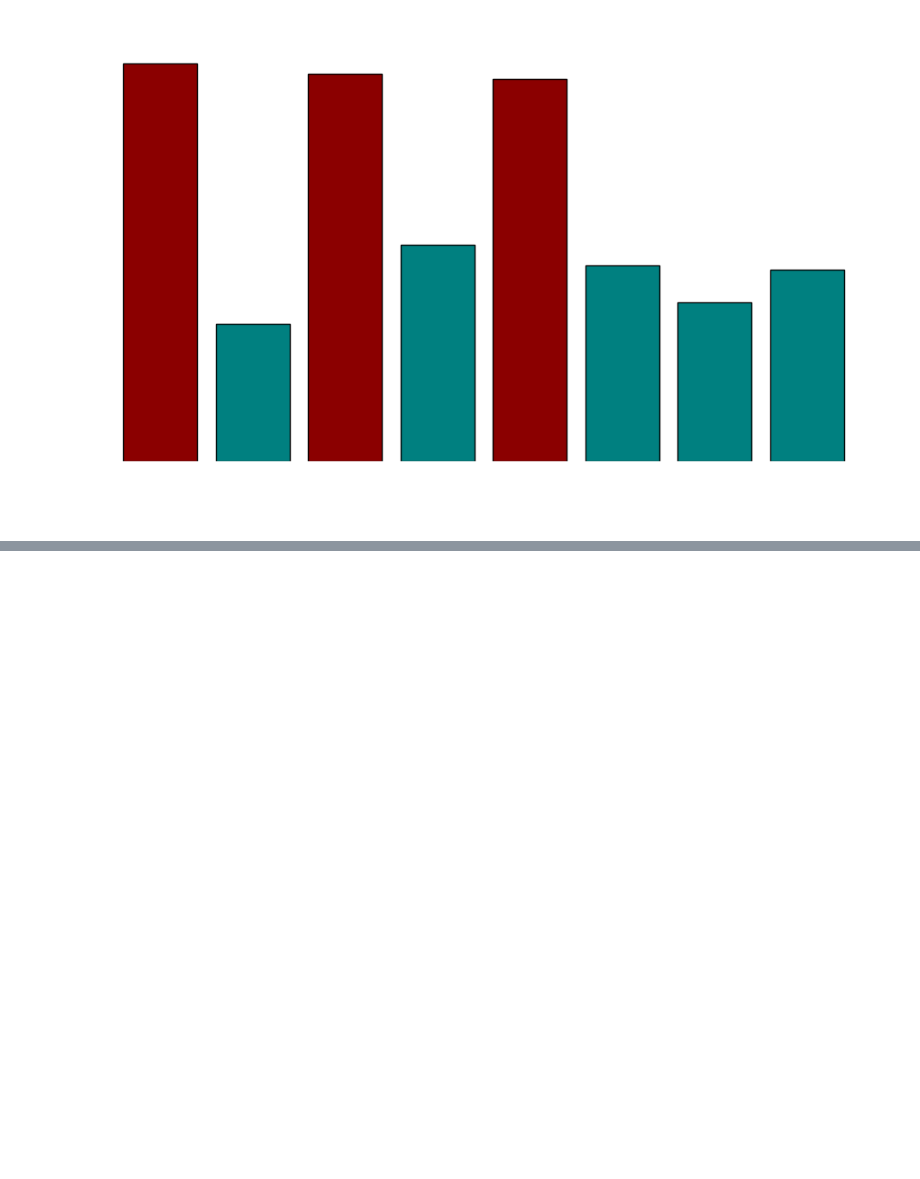
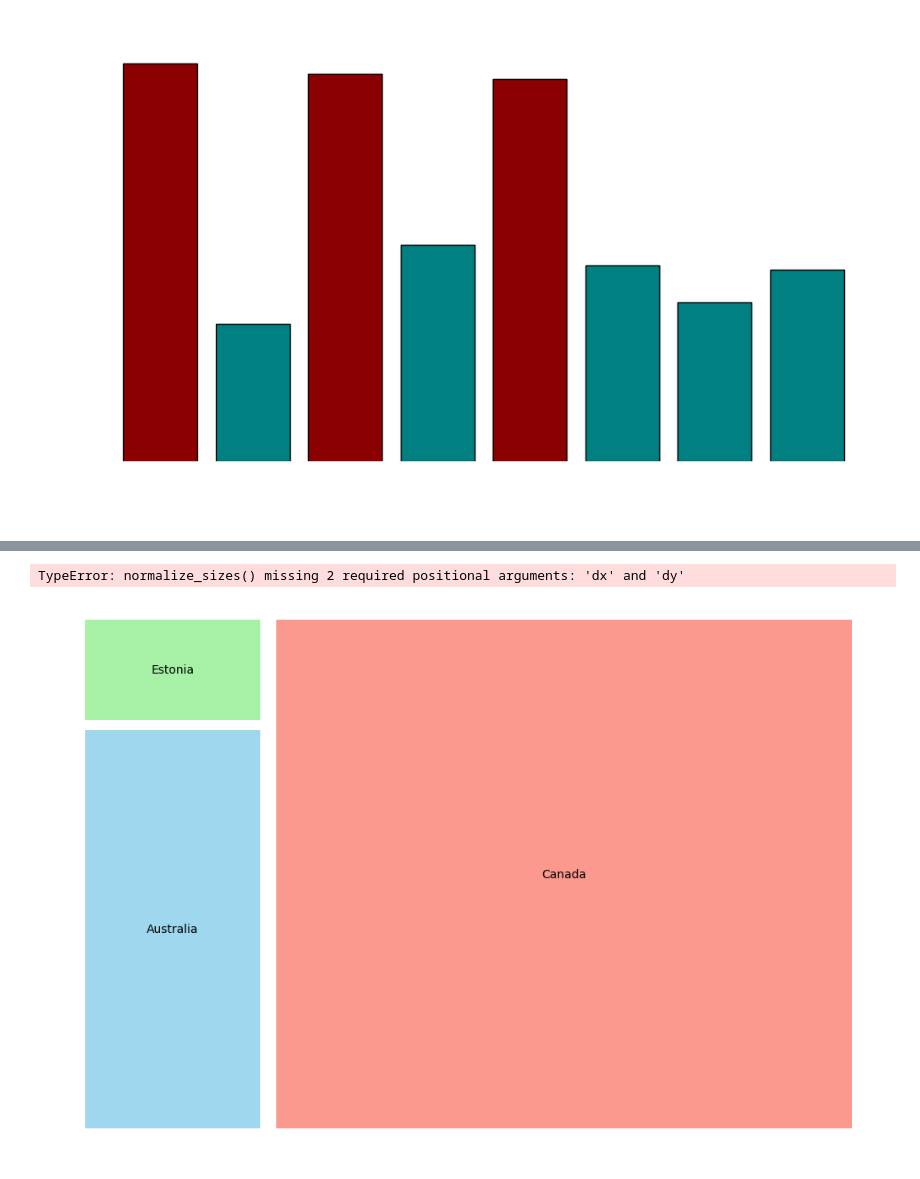
Before and after one commit to ThePennyGoblin/SMU_BootCamp_-Project_1, a Jupyter notebook: WHO Data API/Caite_Scratchpad_Analysis_other.ipynb, the cells around one changed output, grey strips where cells are left out. Cells and saved outputs as stored; diff of their text form; code cells hidden in the pictures; blank space fills up the shorter version.

```diff
--- a/WHO Data API/Scratpad_Analysis.ipynb
+++ b/WHO Data API/Caite_Scratchpad_Analysis_other.ipynb
@@ -1021,0 +1169,29 @@ plt.show()
+# %%
+# Calculating nested values
+df_market['Total Spirits Consumption'] = df_market['Total Alcohol Consumption'] * (df_market['Spirits %'] / 100)
+
+# Plotting
+plt.figure(figsize=(12, 8))
+
+# Define colors
+outer_colors = ['skyblue', 'lightgreen', 'salmon']
+
+# Plotting outer rectangles
+sizes = df_market['Total Spirits Consumption']
+labels = df_market['Country']
+squarify.plot(sizes=sizes, label=labels, color=outer_colors, alpha=0.8, pad=True)
+
+# Adding text labels for Asterisk Market share percentage
+for i, size in enumerate(df_market['Asterisk Market %']):
+    x, y, dx, dy = squarify.normalize_sizes([sizes[i]])
+    plt.text(x + dx / 2, y + dy / 2, size, horizontalalignment='center', verticalalignment='center', fontsize=12)
+
+# Adding labels
+plt.title("Treemap with Asterisk Market share Percentage by Country")
+plt.axis('off')
+
+# Show plot
+plt.show()
+# %% [output]
+TypeError: normalize_sizes() missing 2 required positional arguments: 'dx' and 'dy'
+[figure, added]
```
Also changed, not shown: parts of 6 cells of this notebook, 21 other files.
